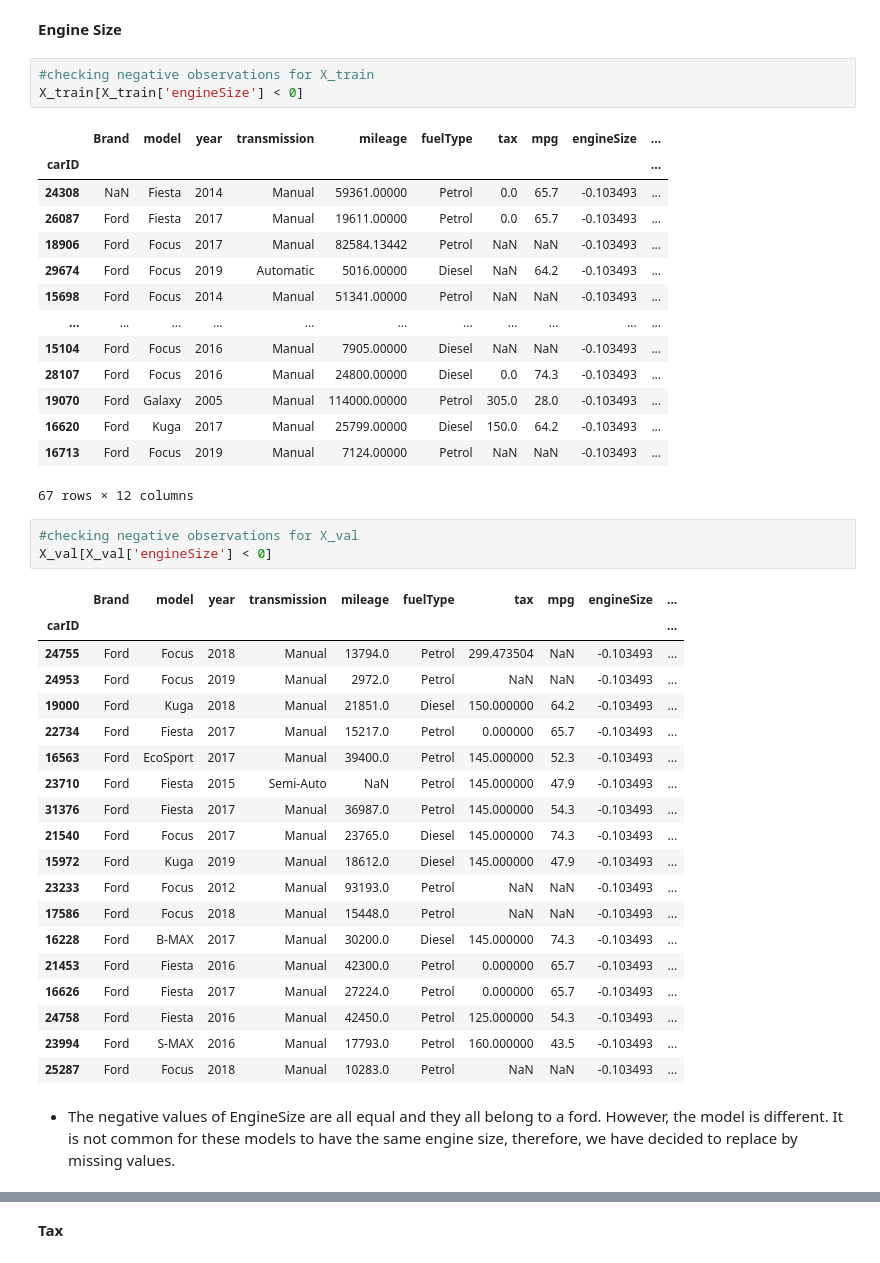
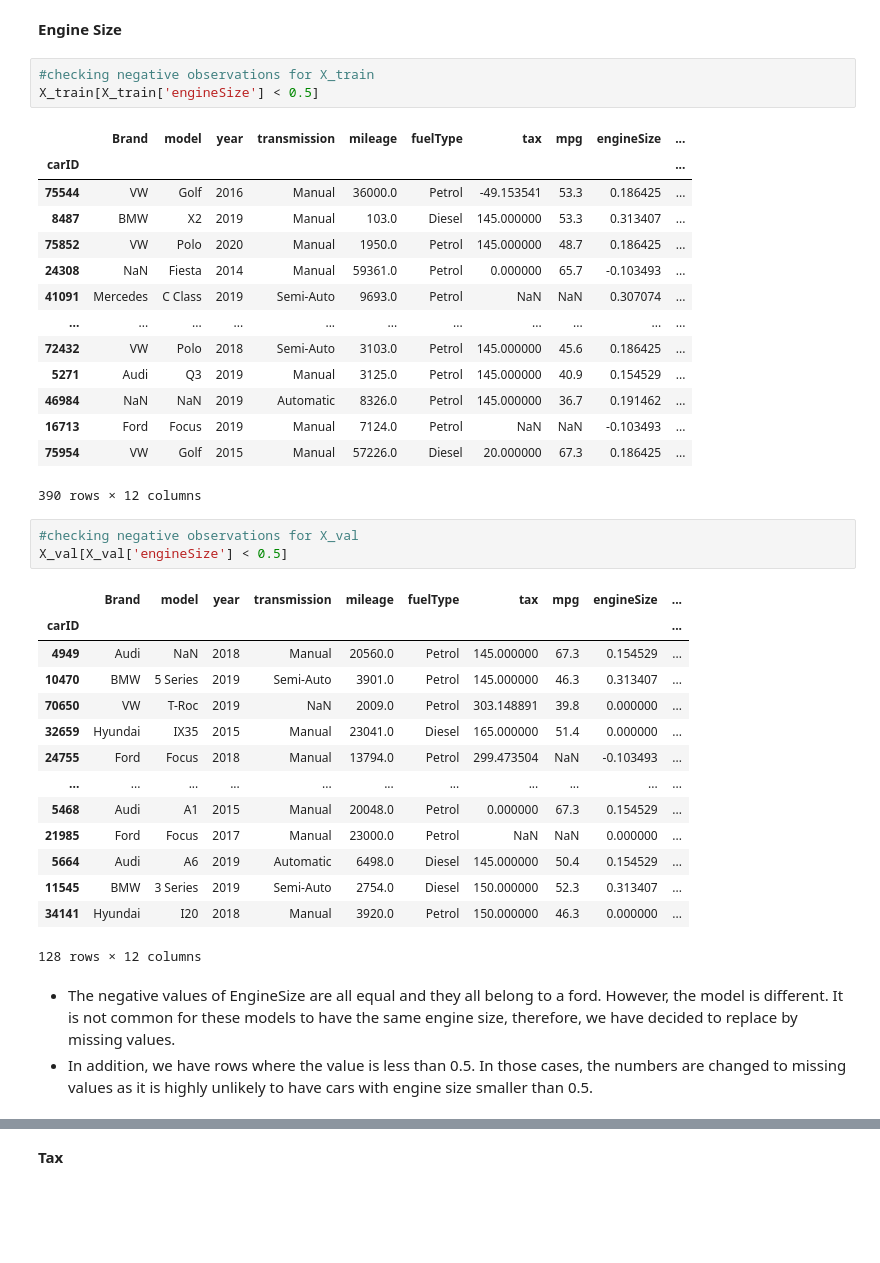
Before and after one commit to martaribeiro11/ML_project_46, a Jupyter notebook: New.ipynb, the cells around one changed output, grey strips where cells are left out. Drawn from its saved outputs; the diff is of its cells as text; blank space fills up the shorter version.

```diff
--- a/New.ipynb
+++ b/New.ipynb
@@ -1235,46 +1235,42 @@ X_train[X_train['fuelType'] == 'Electric']
 **Engine Size**
 # %%
 #checking negative observations for X_train
-X_train[X_train['engineSize'] < 0]
+X_train[X_train['engineSize'] < 0.5]
 # %% [output]
 |  | Brand | model | year | transmission | mileage | fuelType | tax | mpg | engineSize | ... |
 | carID |  |  |  |  |  |  |  |  |  | ... |
-| 24308 | NaN | Fiesta | 2014 | Manual | 59361.00000 | Petrol | 0.0 | 65.7 | -0.103493 | ... |
-| 26087 | Ford | Fiesta | 2017 | Manual | 19611.00000 | Petrol | 0.0 | 65.7 | -0.103493 | ... |
-| 18906 | Ford | Focus | 2017 | Manual | 82584.13442 | Petrol | NaN | NaN | -0.103493 | ... |
-| 29674 | Ford | Focus | 2019 | Automatic | 5016.00000 | Diesel | NaN | 64.2 | -0.103493 | ... |
-| 15698 | Ford | Focus | 2014 | Manual | 51341.00000 | Petrol | NaN | NaN | -0.103493 | ... |
+| 75544 | VW | Golf | 2016 | Manual | 36000.0 | Petrol | -49.153541 | 53.3 | 0.186425 | ... |
+| 8487 | BMW | X2 | 2019 | Manual | 103.0 | Diesel | 145.000000 | 53.3 | 0.313407 | ... |
+| 75852 | VW | Polo | 2020 | Manual | 1950.0 | Petrol | 145.000000 | 48.7 | 0.186425 | ... |
+| 24308 | NaN | Fiesta | 2014 | Manual | 59361.0 | Petrol | 0.000000 | 65.7 | -0.103493 | ... |
+| 41091 | Mercedes | C Class | 2019 | Semi-Auto | 9693.0 | Petrol | NaN | NaN | 0.307074 | ... |
 | ... | ... | ... | ... | ... | ... | ... | ... | ... | ... | ... |
-| 15104 | Ford | Focus | 2016 | Manual | 7905.00000 | Diesel | NaN | NaN | -0.103493 | ... |
-| 28107 | Ford | Focus | 2016 | Manual | 24800.00000 | Diesel | 0.0 | 74.3 | -0.103493 | ... |
-| 19070 | Ford | Galaxy | 2005 | Manual | 114000.00000 | Petrol | 305.0 | 28.0 | -0.103493 | ... |
-| 16620 | Ford | Kuga | 2017 | Manual | 25799.00000 | Diesel | 150.0 | 64.2 | -0.103493 | ... |
-| 16713 | Ford | Focus | 2019 | Manual | 7124.00000 | Petrol | NaN | NaN | -0.103493 | ... |
+| 72432 | VW | Polo | 2018 | Semi-Auto | 3103.0 | Petrol | 145.000000 | 45.6 | 0.186425 | ... |
+| 5271 | Audi | Q3 | 2019 | Manual | 3125.0 | Petrol | 145.000000 | 40.9 | 0.154529 | ... |
+| 46984 | NaN | NaN | 2019 | Automatic | 8326.0 | Petrol | 145.000000 | 36.7 | 0.191462 | ... |
+| 16713 | Ford | Focus | 2019 | Manual | 7124.0 | Petrol | NaN | NaN | -0.103493 | ... |
+| 75954 | VW | Golf | 2015 | Manual | 57226.0 | Diesel | 20.000000 | 67.3 | 0.186425 | ... |
-67 rows × 12 columns
+390 rows × 12 columns
 # %%
 #checking negative observations for X_val
-X_val[X_val['engineSize'] < 0]
+X_val[X_val['engineSize'] < 0.5]
 # %% [output]
 |  | Brand | model | year | transmission | mileage | fuelType | tax | mpg | engineSize | ... |
 | carID |  |  |  |  |  |  |  |  |  | ... |
+| 4949 | Audi | NaN | 2018 | Manual | 20560.0 | Petrol | 145.000000 | 67.3 | 0.154529 | ... |
+| 10470 | BMW | 5 Series | 2019 | Semi-Auto | 3901.0 | Petrol | 145.000000 | 46.3 | 0.313407 | ... |
+| 70650 | VW | T-Roc | 2019 | NaN | 2009.0 | Petrol | 303.148891 | 39.8 | 0.000000 | ... |
+| 32659 | Hyundai | IX35 | 2015 | Manual | 23041.0 | Diesel | 165.000000 | 51.4 | 0.000000 | ... |
 | 24755 | Ford | Focus | 2018 | Manual | 13794.0 | Petrol | 299.473504 | NaN | -0.103493 | ... |
-| 24953 | Ford | Focus | 2019 | Manual | 2972.0 | Petrol | NaN | NaN | -0.103493 | ... |
-| 19000 | Ford | Kuga | 2018 | Manual | 21851.0 | Diesel | 150.000000 | 64.2 | -0.103493 | ... |
-| 22734 | Ford | Fiesta | 2017 | Manual | 15217.0 | Petrol | 0.000000 | 65.7 | -0.103493 | ... |
-| 16563 | Ford | EcoSport | 2017 | Manual | 39400.0 | Petrol | 145.000000 | 52.3 | -0.103493 | ... |
-| 23710 | Ford | Fiesta | 2015 | Semi-Auto | NaN | Petrol | 145.000000 | 47.9 | -0.103493 | ... |
-| 31376 | Ford | Fiesta | 2017 | Manual | 36987.0 | Petrol | 145.000000 | 54.3 | -0.103493 | ... |
-| 21540 | Ford | Focus | 2017 | Manual | 23765.0 | Diesel | 145.000000 | 74.3 | -0.103493 | ... |
-| 15972 | Ford | Kuga | 2019 | Manual | 18612.0 | Diesel | 145.000000 | 47.9 | -0.103493 | ... |
-| 23233 | Ford | Focus | 2012 | Manual | 93193.0 | Petrol | NaN | NaN | -0.103493 | ... |
-| 17586 | Ford | Focus | 2018 | Manual | 15448.0 | Petrol | NaN | NaN | -0.103493 | ... |
-| 16228 | Ford | B-MAX | 2017 | Manual | 30200.0 | Diesel | 145.000000 | 74.3 | -0.103493 | ... |
-| 21453 | Ford | Fiesta | 2016 | Manual | 42300.0 | Petrol | 0.000000 | 65.7 | -0.103493 | ... |
-| 16626 | Ford | Fiesta | 2017 | Manual | 27224.0 | Petrol | 0.000000 | 65.7 | -0.103493 | ... |
-| 24758 | Ford | Fiesta | 2016 | Manual | 42450.0 | Petrol | 125.000000 | 54.3 | -0.103493 | ... |
-| 23994 | Ford | S-MAX | 2016 | Manual | 17793.0 | Petrol | 160.000000 | 43.5 | -0.103493 | ... |
-| 25287 | Ford | Focus | 2018 | Manual | 10283.0 | Petrol | NaN | NaN | -0.103493 | ... |
+| ... | ... | ... | ... | ... | ... | ... | ... | ... | ... | ... |
+| 5468 | Audi | A1 | 2015 | Manual | 20048.0 | Petrol | 0.000000 | 67.3 | 0.154529 | ... |
+| 21985 | Ford | Focus | 2017 | Manual | 23000.0 | Petrol | NaN | NaN | 0.000000 | ... |
+| 5664 | Audi | A6 | 2019 | Automatic | 6498.0 | Diesel | 145.000000 | 50.4 | 0.154529 | ... |
+| 11545 | BMW | 3 Series | 2019 | Semi-Auto | 2754.0 | Diesel | 150.000000 | 52.3 | 0.313407 | ... |
+| 34141 | Hyundai | I20 | 2018 | Manual | 3920.0 | Petrol | 150.000000 | 46.3 | 0.000000 | ... |
+128 rows × 12 columns
 # %% [markdown]
 - The negative values of EngineSize are all equal and they all belong to a ford. However, the model is different. It is not common for these models to have the same engine size, therefore, we have decided to replace by missing values.
+- In addition, we have rows where the value is less than 0.5. In those cases, the numbers are changed to missing values as it is highly unlikely to have cars with engine size smaller than 0.5.
 # %%
 #replacing negative values by missing values
```
Also changed, not shown: parts of 29 cells of this notebook, 3 other files.
